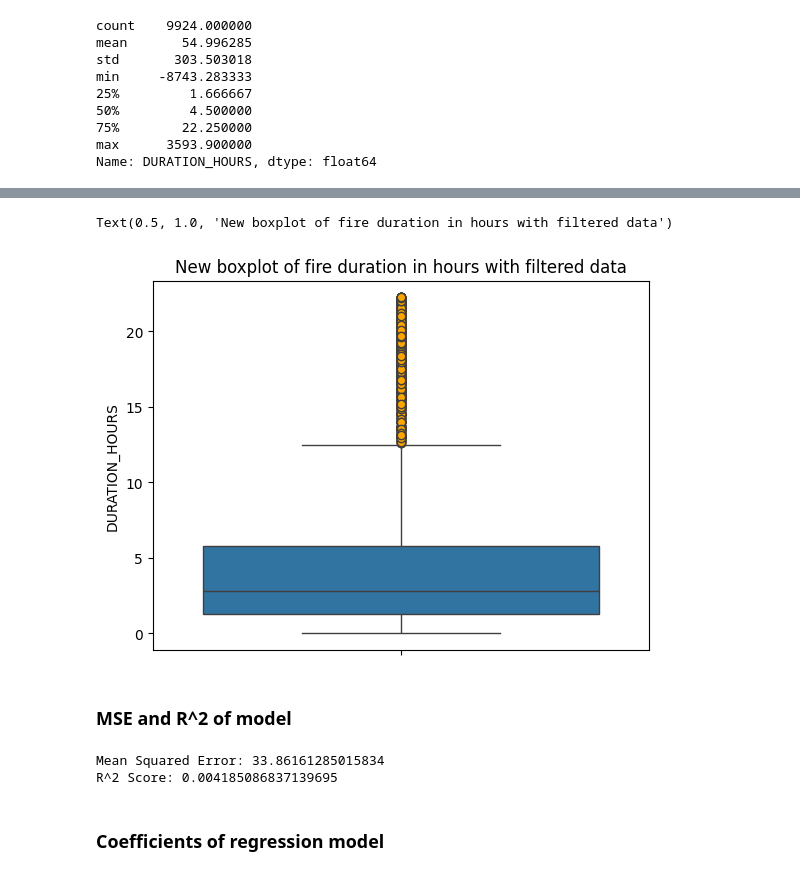
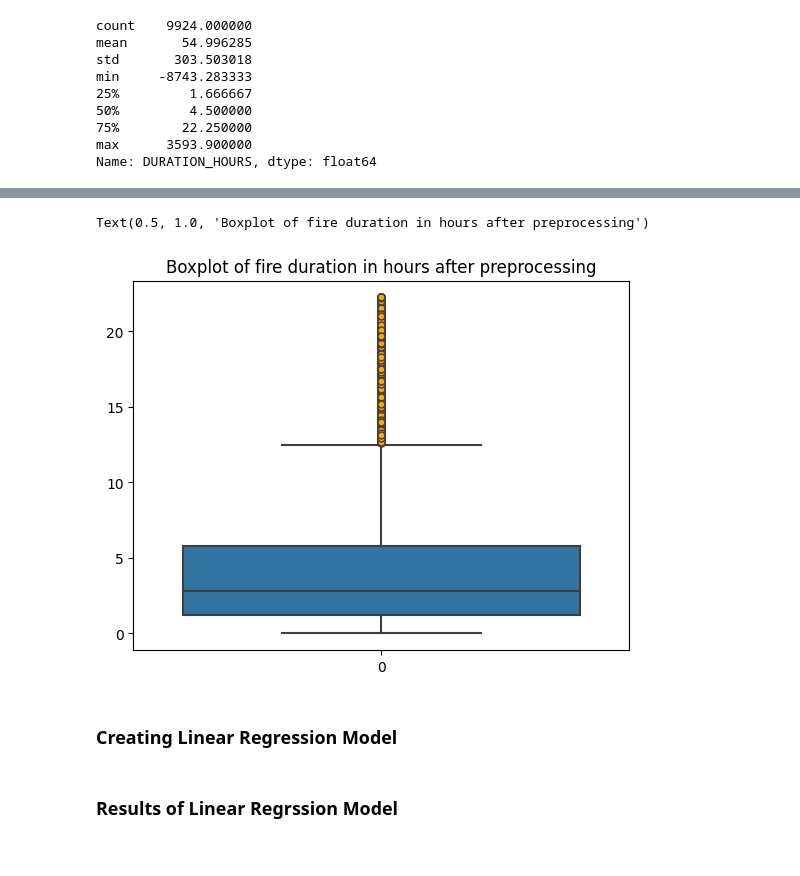
Before and after one commit to mn1701/Machine-Learning-Wildfire-Cost-Prediction, a Jupyter notebook: Models/Regression for fire duration.ipynb, the cells around one changed output, grey strips where cells are left out. Saved outputs shown, nothing was run; the diff lists cells and outputs as text; code cells hidden in the pictures.

```diff
--- a/Models/Regression for fire duration.ipynb
+++ b/Models/Regression for fire duration.ipynb
@@ -76,9 +63,9 @@ Name: DURATION_HOURS, dtype: float64
 # Remove outliers
 min_value = 0
 max_value = 22.25
+filter_hours = (data['DURATION_HOURS'] >= min_value) & (data['DURATION_HOURS'] <= max_value)
+filtered_df = data[filter_hours]
+df = filtered_df
 
-filter_values = (data['DURATION_HOURS'] >= min_value) & (data['DURATION_HOURS'] <= max_value)
-
-filtered_df = data[filter_values]
-df = filtered_df
-df
+# Drop Nan values
+df = df.dropna()
@@ -99,7 +72,9 @@ df
-# %%
-# New boxplot shows more reasonable data
-sns.boxplot(filtered_df.DURATION_HOURS, flierprops = dict(markerfacecolor = 'orange', marker = 'o'))
-plt.title('New boxplot of fire duration in hours with filtered data')
-# %% [output]
-Text(0.5, 1.0, 'New boxplot of fire duration in hours with filtered data')
-[figure, removed]
+# %%
+# Boxplot to show duration hours after data was filtered
+sns.boxplot(df.DURATION_HOURS, flierprops = dict(markerfacecolor = 'orange', marker = 'o'))
+plt.title('Boxplot of fire duration in hours after preprocessing')
+# %% [output]
+Text(0.5, 1.0, 'Boxplot of fire duration in hours after preprocessing')
+[figure, added]
+# %% [markdown]
+### Creating Linear Regression Model
@@ -106,30 +103,2 @@ Text(0.5, 1.0, 'New boxplot of fire duration in hours with filtered data')
 # %% [markdown]
-### MSE and R^2 of model
+### Results of Linear Regrssion Model
-# %%
-# Use precipitation and temperature to predict fire duration
-X = df[['Precipitation_In_Month', 'Avg_Temp_In_Month']]
-y = df['DURATION_HOURS']
-
-# Split the data into training and testing sets
-X_train, X_test, y_train, y_test = train_test_split(X, y, test_size = 0.2, random_state = 2)
-
-# Create a linear regression model
-model = LinearRegression()
-
-# Train the model on the training data
-model.fit(X_train, y_train)
-
-# Predict the fire duration on the test set
-y_pred = model.predict(X_test)
-
-# Evaluate the model using MSE and R^2 score
-mse = mean_squared_error(y_test, y_pred)
-r2 = r2_score(y_test, y_pred)
-
-print(f"Mean Squared Error: {mse}")
-print(f"R^2 Score: {r2}")
-# %% [output]
-Mean Squared Error: 33.86161285015834
-R^2 Score: 0.004185086837139695
-# %% [markdown]
-### Coefficients of regression model
```
Also changed, not shown: parts of 15 cells of this notebook.
